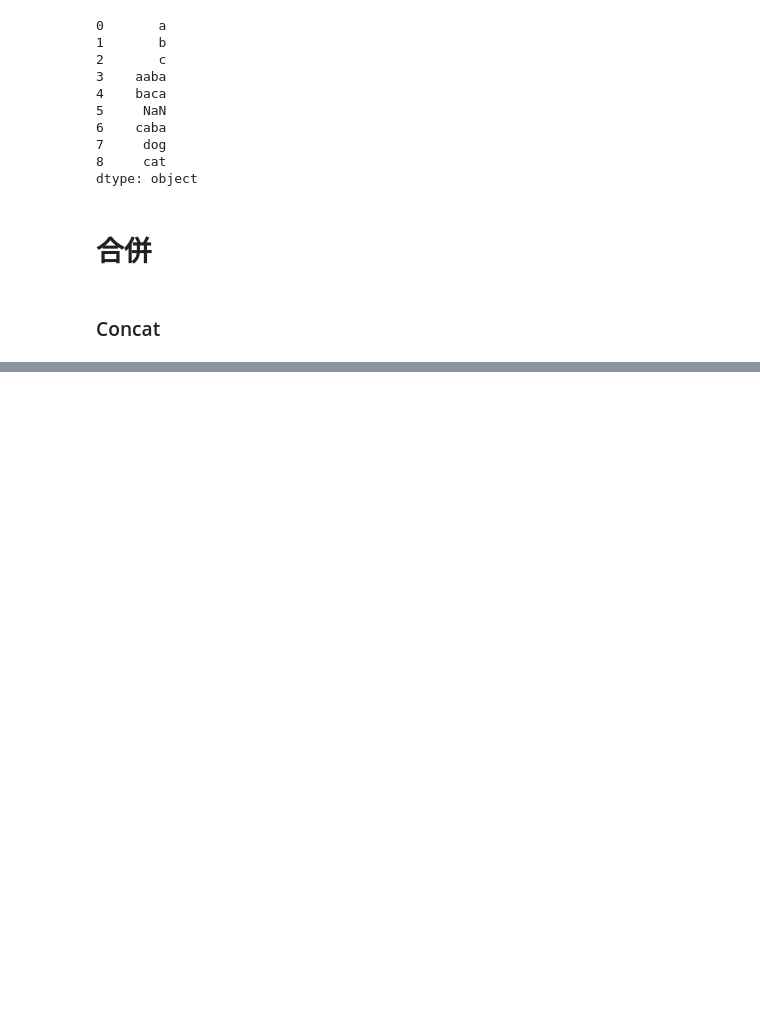
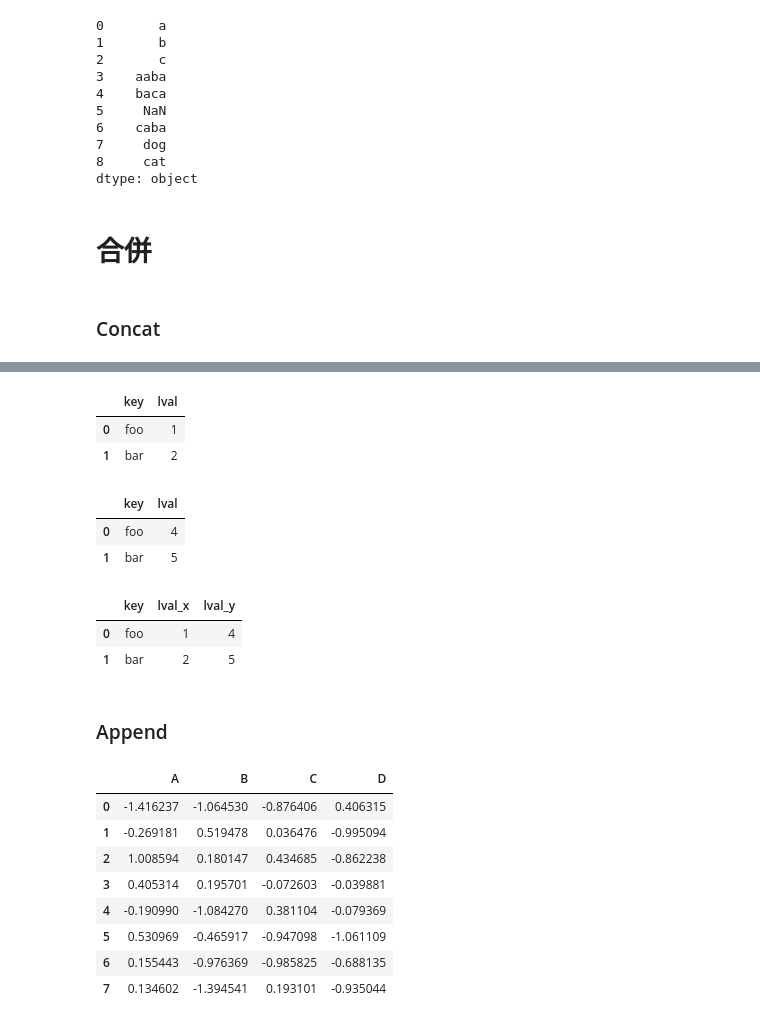
Before and after one commit to kmkmkkball/Pandas, a Jupyter notebook: pandas教學.ipynb, the cells around one changed output, grey strips where cells are left out. Saved outputs shown, nothing was run; the diff lists cells and outputs as text; code cells hidden in the pictures; blank space fills up the shorter version.

```diff
--- a/pandas教學.ipynb
+++ b/pandas教學.ipynb
@@ -632,0 +665,20 @@ pd.concat(pieces)
+# %%
+left
+# %% [output]
+|  | key | lval |
+| 0 | foo | 1 |
+| 1 | bar | 2 |
+# %%
+right
+# %% [output]
+|  | key | lval |
+| 0 | foo | 4 |
+| 1 | bar | 5 |
+# %%
+pd.merge(left, right, on="key")
+# %% [output]
+|  | key | lval_x | lval_y |
+| 0 | foo | 1 | 4 |
+| 1 | bar | 2 | 5 |
+# %% [markdown]
+### Append
@@ -632,0 +687,12 @@ pd.concat(pieces)
+# %%
+df
+# %% [output]
+|  | A | B | C | D |
+| 0 | -1.416237 | -1.064530 | -0.876406 | 0.406315 |
+| 1 | -0.269181 | 0.519478 | 0.036476 | -0.995094 |
+| 2 | 1.008594 | 0.180147 | 0.434685 | -0.862238 |
+| 3 | 0.405314 | 0.195701 | -0.072603 | -0.039881 |
+| 4 | -0.190990 | -1.084270 | 0.381104 | -0.079369 |
+| 5 | 0.530969 | -0.465917 | -0.947098 | -1.061109 |
+| 6 | 0.155443 | -0.976369 | -0.985825 | -0.688135 |
+| 7 | 0.134602 | -1.394541 | 0.193101 | -0.935044 |
```
Also changed, not shown: parts of 80 cells of this notebook.
